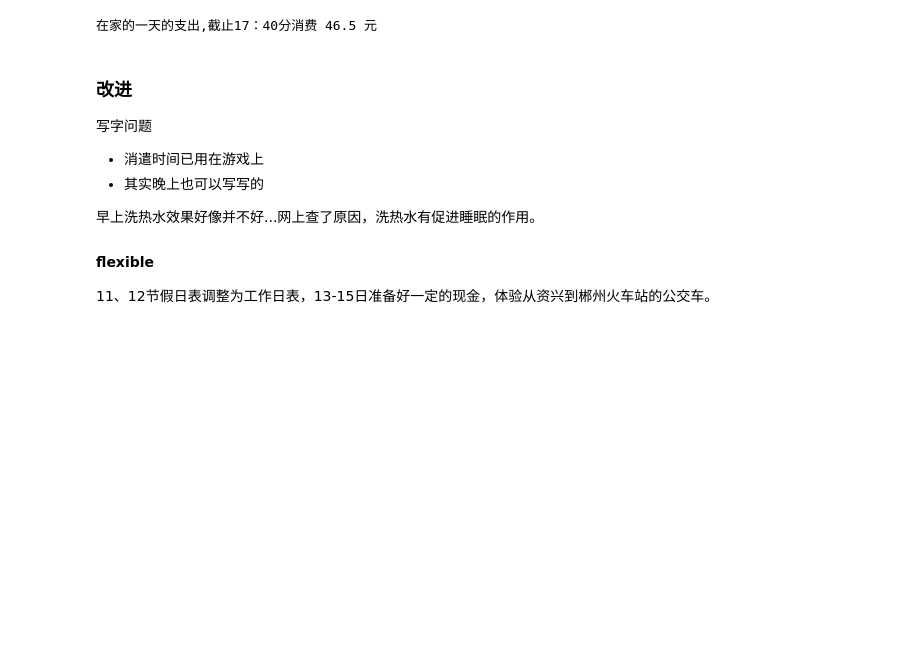
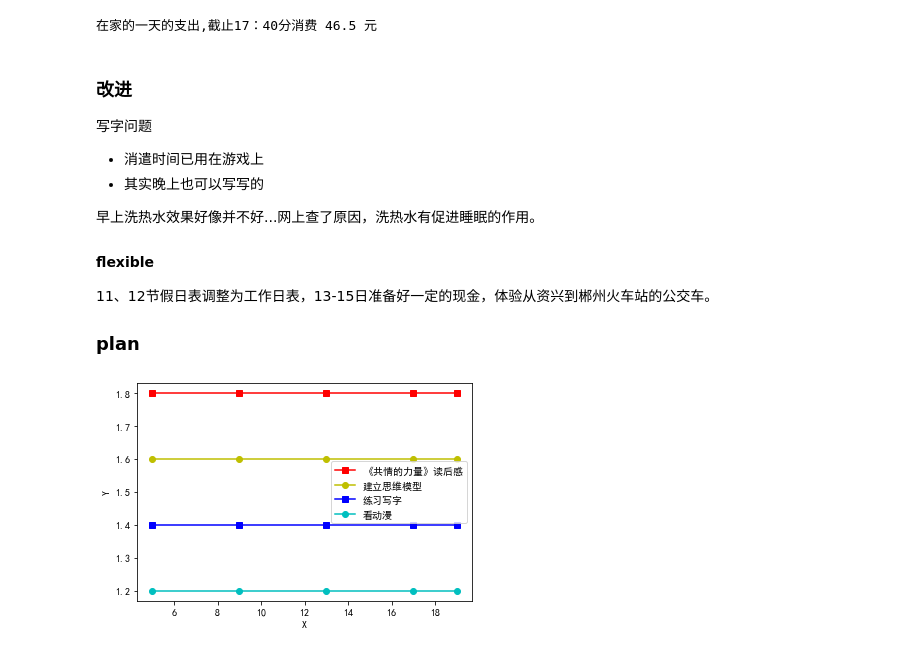
Before and after one commit to LPP521/bujo, a Jupyter notebook: 2020.7/7.11事项及时间管理.ipynb, the cells around one changed output. Cells and saved outputs as stored; diff of their text form; code cells hidden in the pictures; blank space fills up the shorter version.

```diff
--- a/2020.7/7.11事项及时间管理.ipynb
+++ b/2020.7/7.11事项及时间管理.ipynb
@@ -27,3 +27,31 @@ print('在家的一天的支出,截止17：40分消费',np.sum(一天的消费)
 #### flexible
 
 11、12节假日表调整为工作日表，13-15日准备好一定的现金，体验从资兴到郴州火车站的公交车。
+
+### plan
+# %%
+import matplotlib.pyplot as plt
+
+#折线图
+x = [5,9,13,17,19]#点的横坐标
+k1 = [1.8,1.8,1.8,1.8,1.8]#线1的纵坐标
+k2 = [1.6,1.6,1.6,1.6,1.6]#线2的纵坐标
+k3 = [1.4,1.4,1.4,1.4,1.4]#线3的纵坐标
+k4 = [1.2,1.2,1.2,1.2,1.2]#线4的纵坐标
+
+# 事件叙述参考 https://www.sohu.com/a/245265827_100018577
+#s-:方形 红线 重要且紧急
+plt.plot(x,k1,'s-',color = 'r',label="《共情的力量》读后感")
+#o-:圆形 黄线 重要不紧急
+plt.plot(x,k2,'o-',color = 'y',label="建立思维模型")
+#s-:方形 蓝线 不重要但紧急
+plt.plot(x,k3,'s-',color = 'b',label="练习写字")
+#o-:圆形 青线 不重要不紧急
+plt.plot(x,k4,'o-',color = 'c',label="看动漫")
+plt.xlabel("X")
+plt.ylabel("Y")
+plt.legend(loc = "best")#图例
+plt.rcParams['font.sans-serif']=['SimHei'] # 中文
+plt.show()
+# %% [output]
+[figure, added]
```
Also changed, not shown: parts of 2 cells of this notebook, 2 other files.
